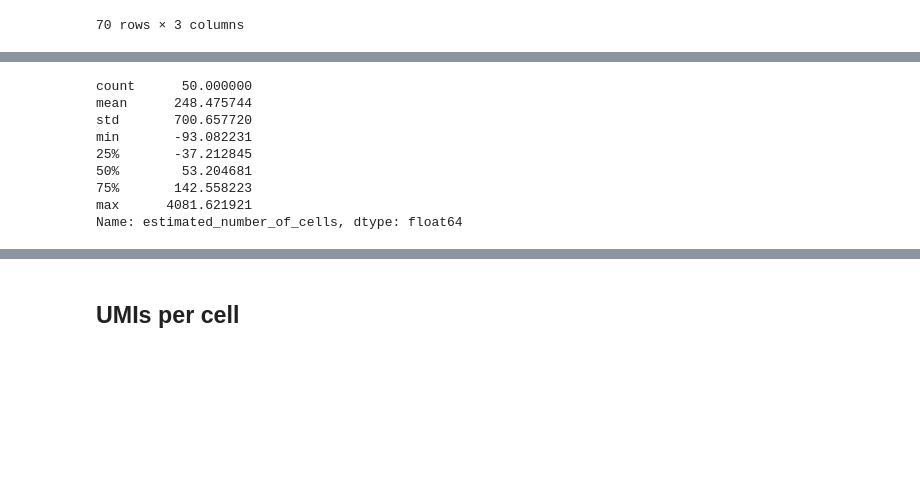
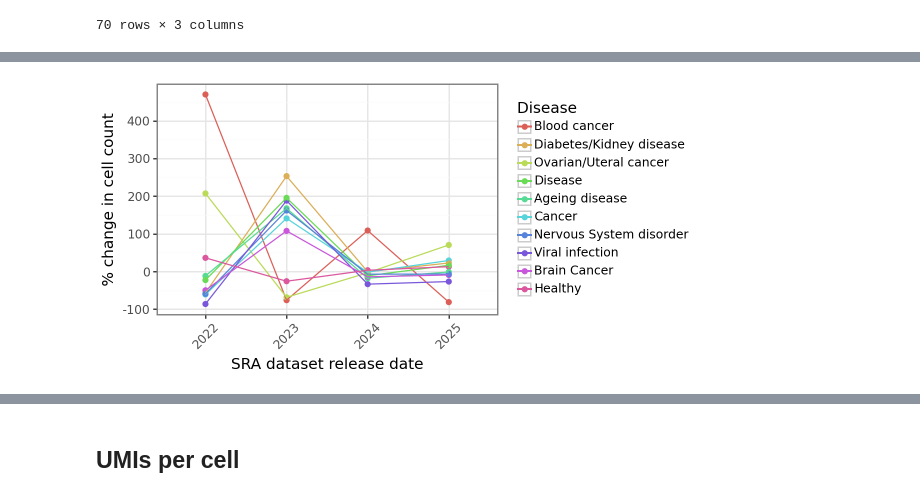
Before and after one commit to ArcInstitute/scBaseCount_analysis, a Jupyter notebook: notebooks/sra_cells-by-time.ipynb, the cells around one changed output, grey strips where cells are left out. Saved outputs shown, nothing was run; the diff lists cells and outputs as text; code cells hidden in the pictures; blank space fills up the shorter version.

```diff
--- a/notebooks/sra_cells-by-time.ipynb
+++ b/notebooks/sra_cells-by-time.ipynb
@@ -1568,23 +1584,43 @@ max            inf
 Name: estimated_number_of_cells, dtype: float64
-# %%
-# calculate pct_change
-df_cells_disease_sum['estimated_number_of_cells'] = (
-    df_cells_disease_sum
-    .sort_values(group_cols)  # Ensure proper ordering
-    .groupby(group_cols[1:])['estimated_number_of_cells']
-    .pct_change() * 100
-)
-x = pd.PeriodIndex(['2021', '2022', '2023', '2024', '2025'], freq='Y-DEC')
-df_cells_disease_sum = df_cells_disease_sum[df_cells_disease_sum["release_date_year"].isin(x)]
-df_cells_disease_sum["estimated_number_of_cells"].describe()
-# %% [output]
-count      50.000000
-mean      248.475744
-std       700.657720
-min       -93.082231
-25%       -37.212845
-50%        53.204681
-75%       142.558223
-max      4081.621921
-Name: estimated_number_of_cells, dtype: float64
+# %%
+# filter to top 10 diseases
+df_cells_disease_sum_top10 = (
+    df_cells_disease_sum[["disease_group", "estimated_number_of_cells"]][df_cells_disease_sum["disease_group"] != "other"]
+    .groupby("disease_group").sum()
+    .sort_values("estimated_number_of_cells", ascending=False)
+    .head(10)
+    .reset_index()
+)
+df = df_cells_disease_sum[df_cells_disease_sum["disease_group"].isin(df_cells_disease_sum_top10["disease_group"])]
+
+# order by count
+disease_order = df_cells_disease_sum_top10["disease_group"].unique().tolist()
+df["disease_group"] = pd.Categorical(df["disease_group"], categories=disease_order)
+
+# plot the number of cells over time
+p = (
+    pn.ggplot(
+        df,
+        pn.aes(x="release_date_year", y="estimated_number_of_cells", color="disease_group")
+    ) +
+    pn.geom_point() +
+    pn.geom_line(pn.aes(group="disease_group")) +
+    pn.labs(
+        x = "SRA dataset release date",
+        y = "% change in cell count",
+        color = "Disease",
+    ) +
+    pn.theme_bw() +
+    pn.theme(
+        figure_size=(6, 3),
+        axis_text_x=pn.element_text(angle=45, hjust=0.95),
+        legend_key_size=11,  # Reduce legend key size (default is around 20)
+    ) +
+    pn.guides(
+        color=pn.guide_legend(ncol=1)
+    )
+)
+p
+# %% [output]
+[figure, added]
 # %%
```
Also changed, not shown: parts of 5 cells of this notebook.
